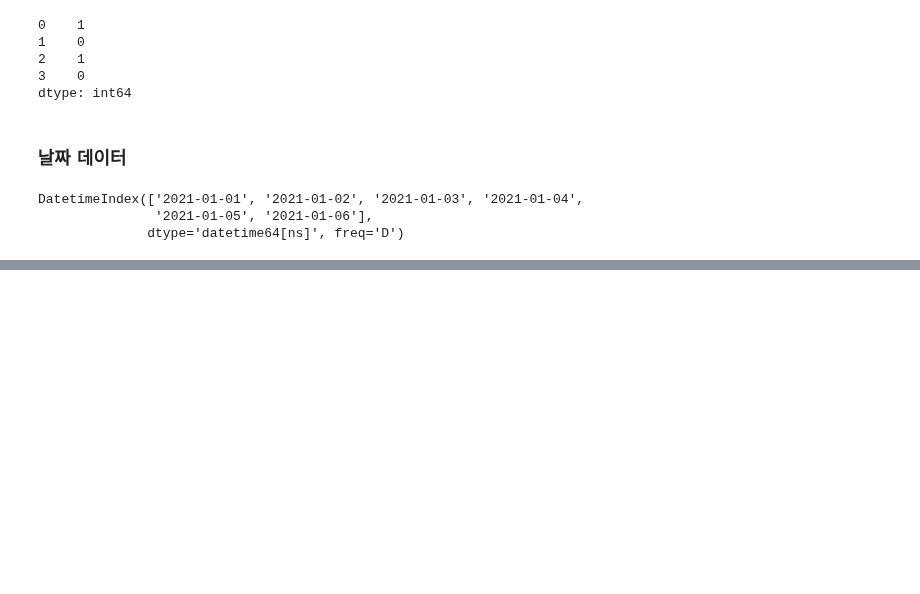
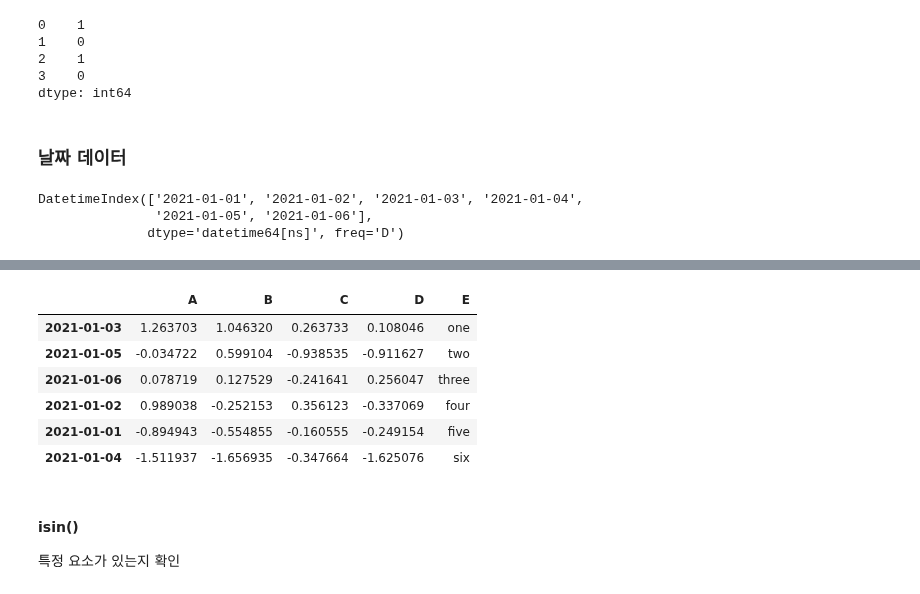
Before and after one commit to solpinetree/ds_study, a Jupyter notebook: source_code/01.Analysis Seoul CCTV.ipynb, the cells around one changed output, grey strips where cells are left out. Cells and saved outputs as stored; diff of their text form; code cells hidden in the pictures; blank space fills up the shorter version.

```diff
--- a/source_code/01.Analysis Seoul CCTV.ipynb
+++ b/source_code/01.Analysis Seoul CCTV.ipynb
@@ -153,0 +269,2 @@ DatetimeIndex(['2021-01-01', '2021-01-02', '2021-01-03', '2021-01-04',
+# %%
+df.sort_values(by="B", ascending=False, inplace = True)
@@ -153,0 +501,14 @@ DatetimeIndex(['2021-01-01', '2021-01-02', '2021-01-03', '2021-01-04',
+# %%
+df["E"] = ["one", "two", "three", "four", "five", "six"]
+df
+# %% [output]
+|  | A | B | C | D | E |
+| 2021-01-03 | 1.263703 | 1.046320 | 0.263733 | 0.108046 | one |
+| 2021-01-05 | -0.034722 | 0.599104 | -0.938535 | -0.911627 | two |
+| 2021-01-06 | 0.078719 | 0.127529 | -0.241641 | 0.256047 | three |
+| 2021-01-02 | 0.989038 | -0.252153 | 0.356123 | -0.337069 | four |
+| 2021-01-01 | -0.894943 | -0.554855 | -0.160555 | -0.249154 | five |
+| 2021-01-04 | -1.511937 | -1.656935 | -0.347664 | -1.625076 | six |
+# %% [markdown]
+#### isin()
+특정 요소가 있는지 확인
```
Also changed, not shown: parts of 65 cells of this notebook.
